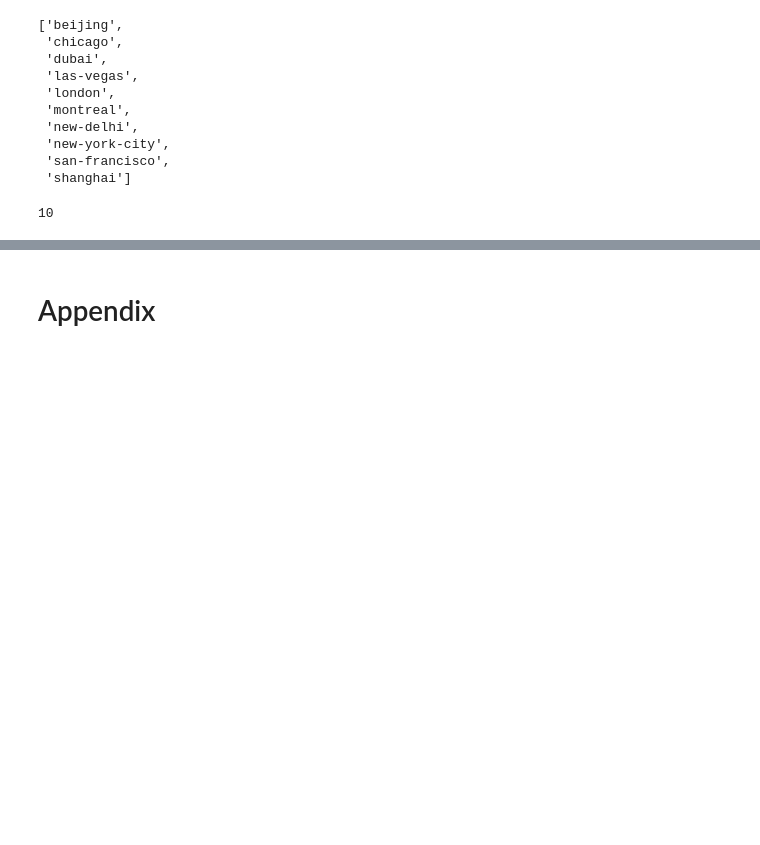
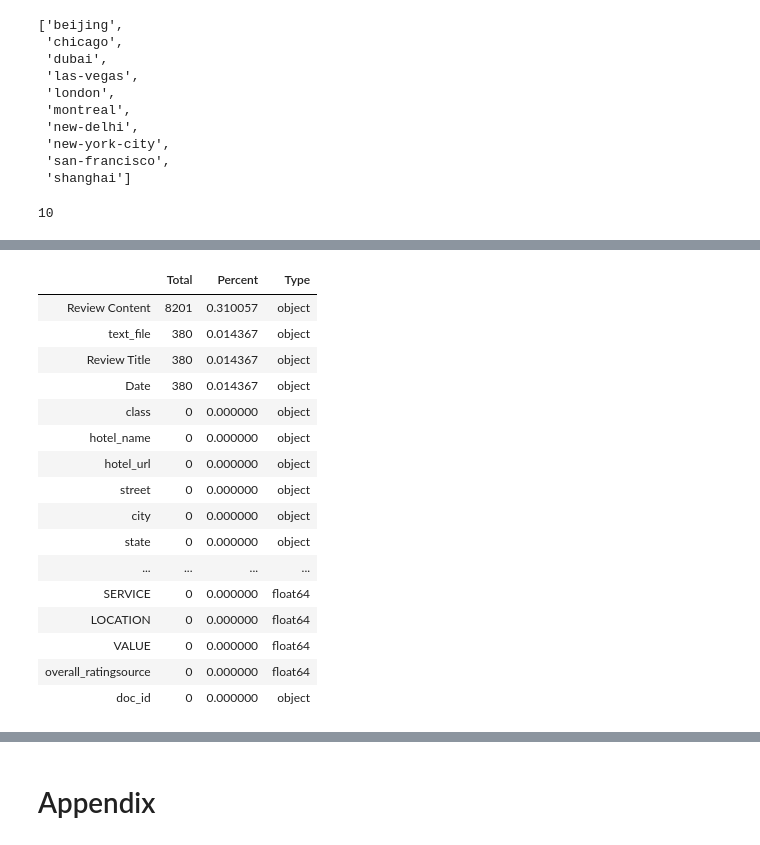
Before and after one commit to chelseanbr/between-the-lines, a Jupyter notebook: notebooks/initial_nb_loading.ipynb, the cells around one changed output, grey strips where cells are left out. Saved outputs shown, nothing was run; the diff lists cells and outputs as text; code cells hidden in the pictures; blank space fills up the shorter version.

```diff
--- a/notebooks/initial_nb_loading.ipynb
+++ b/notebooks/initial_nb_loading.ipynb
@@ -670,0 +701,20 @@ ValueError: not enough values to unpack (expected 2, got 1)
+# %%
+hlp.get_nulls(df_all_cities_cleaned_wreviews)
+# %% [output]
+|  | Total | Percent | Type |
+| Review Content | 8201 | 0.310057 | object |
+| text_file | 380 | 0.014367 | object |
+| Review Title | 380 | 0.014367 | object |
+| Date | 380 | 0.014367 | object |
+| class | 0 | 0.000000 | object |
+| hotel_name | 0 | 0.000000 | object |
+| hotel_url | 0 | 0.000000 | object |
+| street | 0 | 0.000000 | object |
+| city | 0 | 0.000000 | object |
+| state | 0 | 0.000000 | object |
+| ... | ... | ... | ... |
+| SERVICE | 0 | 0.000000 | float64 |
+| LOCATION | 0 | 0.000000 | float64 |
+| VALUE | 0 | 0.000000 | float64 |
+| overall_ratingsource | 0 | 0.000000 | float64 |
+| doc_id | 0 | 0.000000 | object |
```
Also changed, not shown: parts of 41 cells of this notebook.
